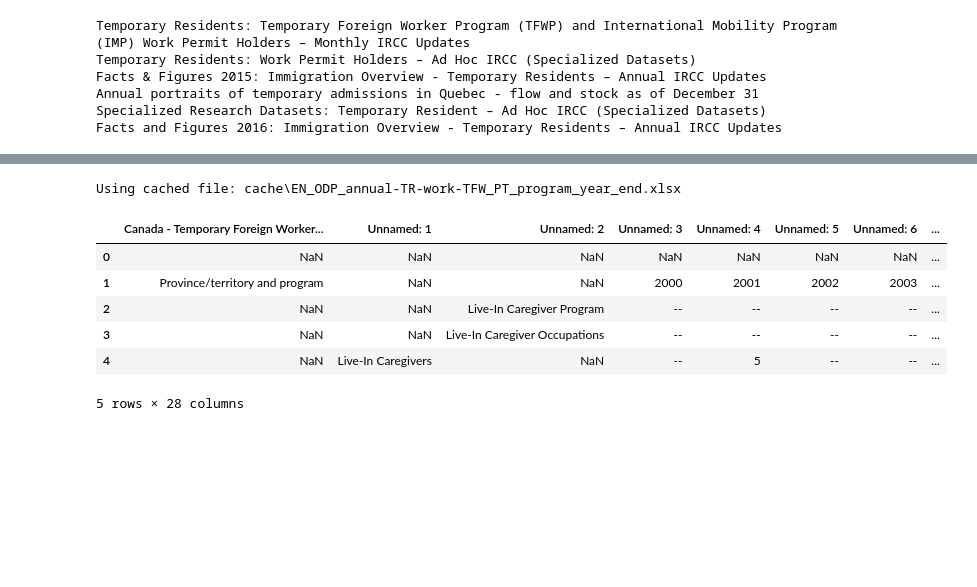
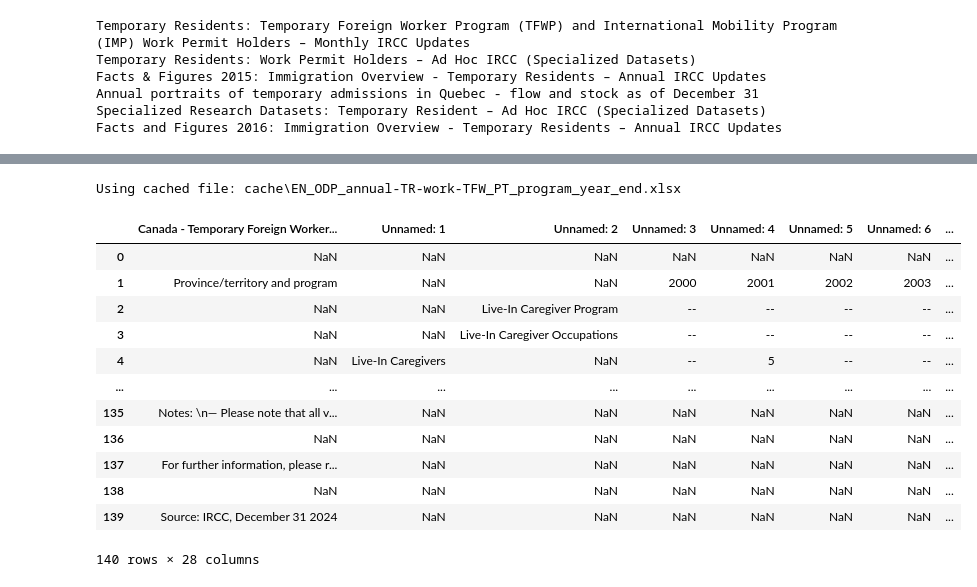
Before and after one commit to yrmo/gcinfo, a Jupyter notebook: non-permanent-tfwp-imp-holders.ipynb, the cells around one changed output, grey strips where cells are left out. Saved outputs shown, nothing was run; the diff lists cells and outputs as text; code cells hidden in the pictures; blank space fills up the shorter version.

```diff
--- a/non-permanent-tfwp-imp-holders.ipynb
+++ b/non-permanent-tfwp-imp-holders.ipynb
@@ -34,15 +34,21 @@ Citation: Immigration, Refugees and Citizenship Canada. Temporary Residents: Tem
            https://www.ircc.canada.ca/opendata-donneesouvertes/data/fr_odp_annual-tr-work-imp_citz_year_end.xlsx
 # %%
 df_tfw = gcinfo.download_xlsx("https://www.ircc.canada.ca/opendata-donneesouvertes/data/EN_ODP_annual-TR-work-TFW_PT_program_year_end.xlsx")
-df_tfw.head()
+df_tfw
 # %% [output]
 Using cached file: cache\EN_ODP_annual-TR-work-TFW_PT_program_year_end.xlsx
 |  | Canada - Temporary Foreign Worker... | Unnamed: 1 | Unnamed: 2 | Unnamed: 3 | Unnamed: 4 | Unnamed: 5 | Unnamed: 6 | ... |
 | 0 | NaN | NaN | NaN | NaN | NaN | NaN | NaN | ... |
 | 1 | Province/territory and program | NaN | NaN | 2000 | 2001 | 2002 | 2003 | ... |
 | 2 | NaN | NaN | Live-In Caregiver Program | -- | -- | -- | -- | ... |
 | 3 | NaN | NaN | Live-In Caregiver Occupations | -- | -- | -- | -- | ... |
 | 4 | NaN | Live-In Caregivers | NaN | -- | 5 | -- | -- | ... |
+| ... | ... | ... | ... | ... | ... | ... | ... | ... |
+| 135 | Notes: \n— Please note that all v... | NaN | NaN | NaN | NaN | NaN | NaN | ... |
+| 136 | NaN | NaN | NaN | NaN | NaN | NaN | NaN | ... |
+| 137 | For further information, please r... | NaN | NaN | NaN | NaN | NaN | NaN | ... |
+| 138 | NaN | NaN | NaN | NaN | NaN | NaN | NaN | ... |
+| 139 | Source: IRCC, December 31 2024 | NaN | NaN | NaN | NaN | NaN | NaN | ... |
-5 rows × 28 columns
+140 rows × 28 columns
 # %%
 df_imp = gcinfo.download_xlsx("https://www.ircc.canada.ca/opendata-donneesouvertes/data/EN_ODP_annual-TR-work-IMP_PT_program_year_end.xlsx")
```
Also changed, not shown: parts of 4 cells of this notebook.
